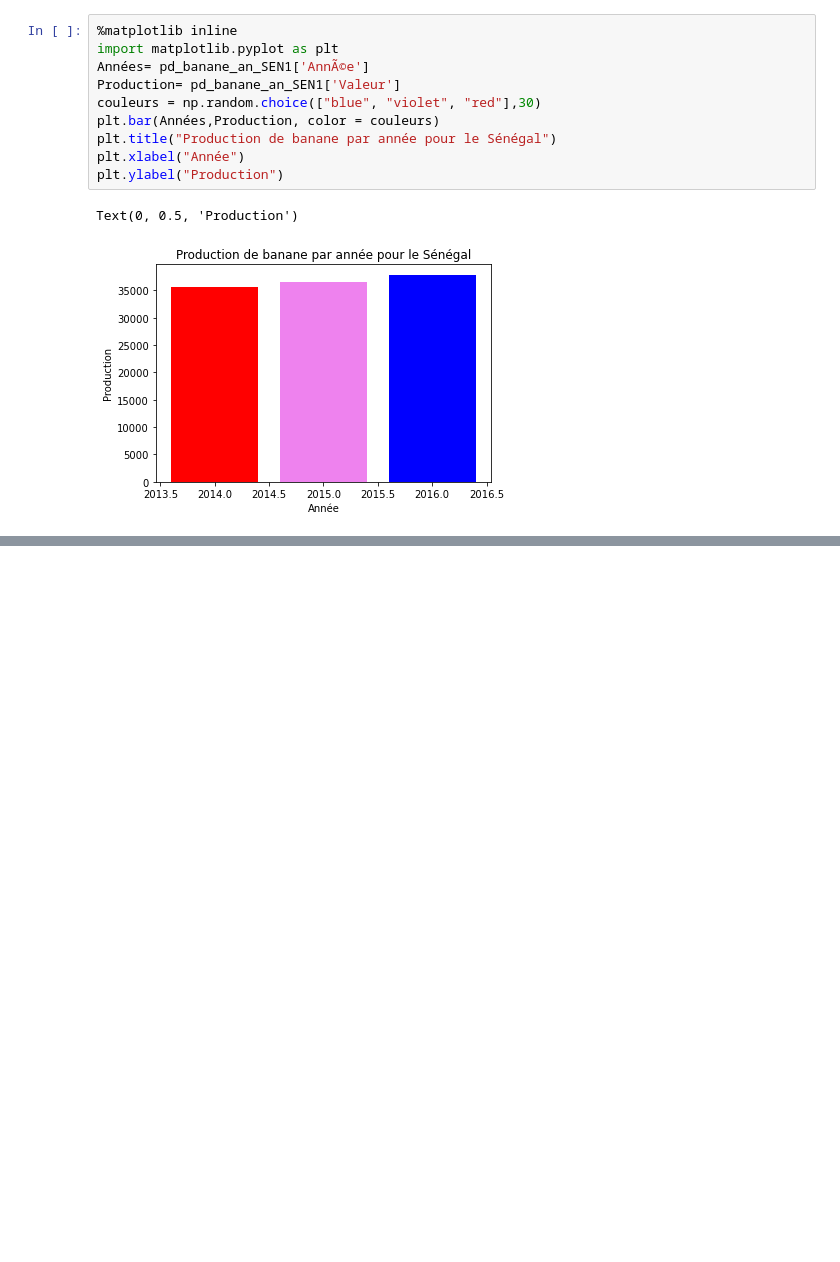
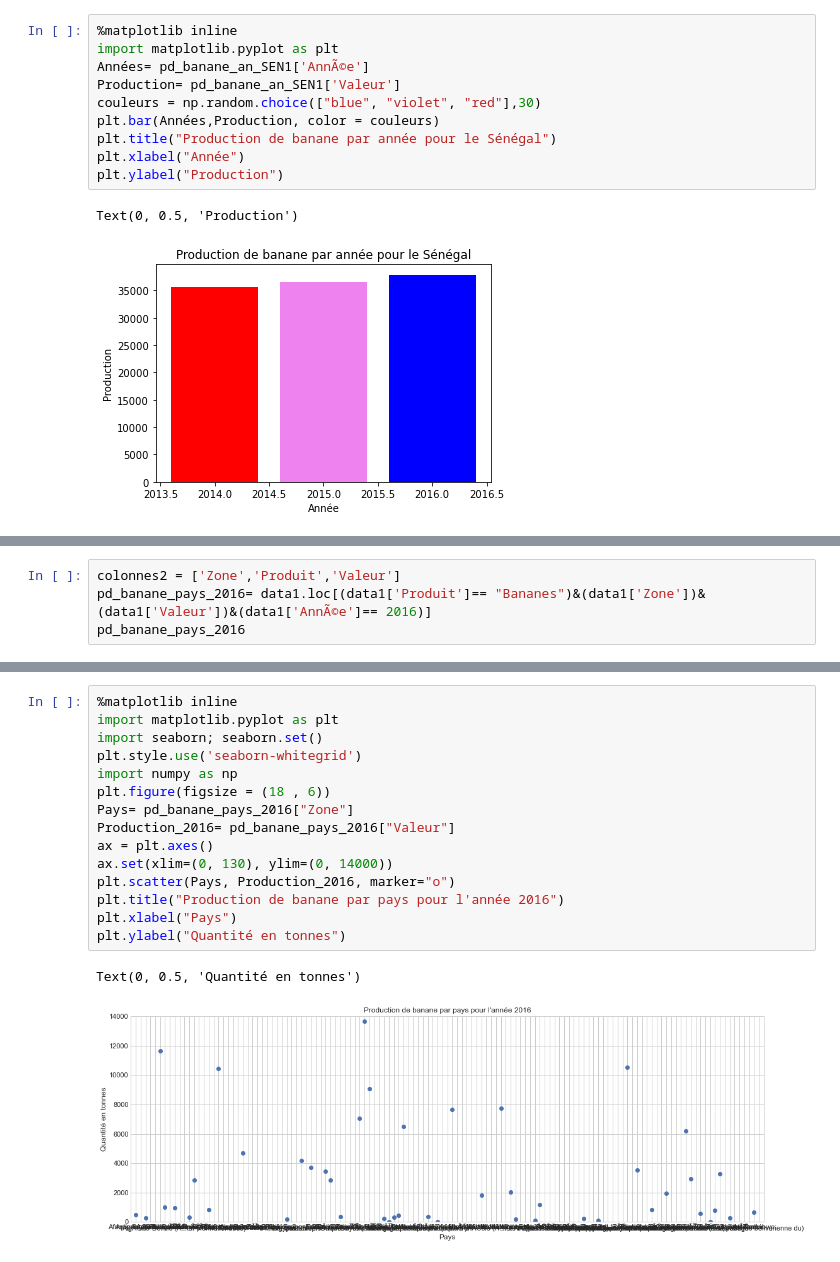
Before and after one commit to ikhalild/Data-analysis-with-python, a Jupyter notebook: manipulation.ipynb, the cells around one changed output, grey strips where cells are left out. Cells and saved outputs as stored; diff of their text form; blank space fills up the shorter version.

Commit message:
Nuage de point de la production de banane par pays

```diff
--- a/manipulation.ipynb
+++ b/manipulation.ipynb
@@ -177,0 +180,4 @@ Text(0, 0.5, 'Production')
+# %%
+colonnes2 = ['Zone','Produit','Valeur']
+pd_banane_pays_2016= data1.loc[(data1['Produit']== "Bananes")&(data1['Zone'])&(data1['Valeur'])&(data1['AnnÃ©e']== 2016)]
+pd_banane_pays_2016
@@ -177,0 +198,18 @@ Text(0, 0.5, 'Production')
+# %%
+%matplotlib inline
+import matplotlib.pyplot as plt
+import seaborn; seaborn.set()
+plt.style.use('seaborn-whitegrid')
+import numpy as np
+plt.figure(figsize = (18 , 6))
+Pays= pd_banane_pays_2016["Zone"]
+Production_2016= pd_banane_pays_2016["Valeur"]
+ax = plt.axes()
+ax.set(xlim=(0, 130), ylim=(0, 14000))
+plt.scatter(Pays, Production_2016, marker="o")
+plt.title("Production de banane par pays pour l'année 2016")
+plt.xlabel("Pays")
+plt.ylabel("Quantité en tonnes")
+# %% [output]
+Text(0, 0.5, 'Quantité en tonnes')
+[figure, added]
```
Also changed, not shown: parts of 2 cells of this notebook.
